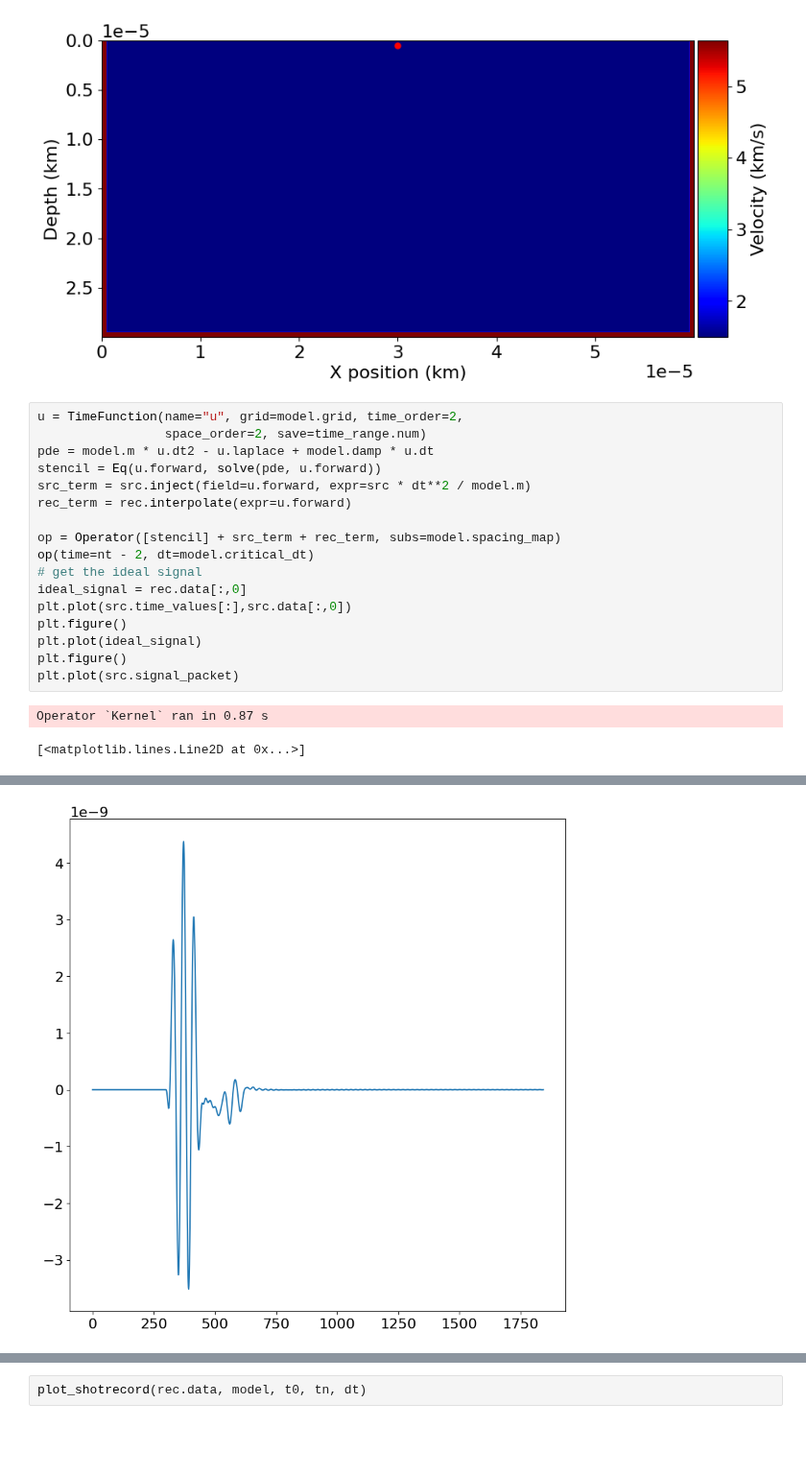
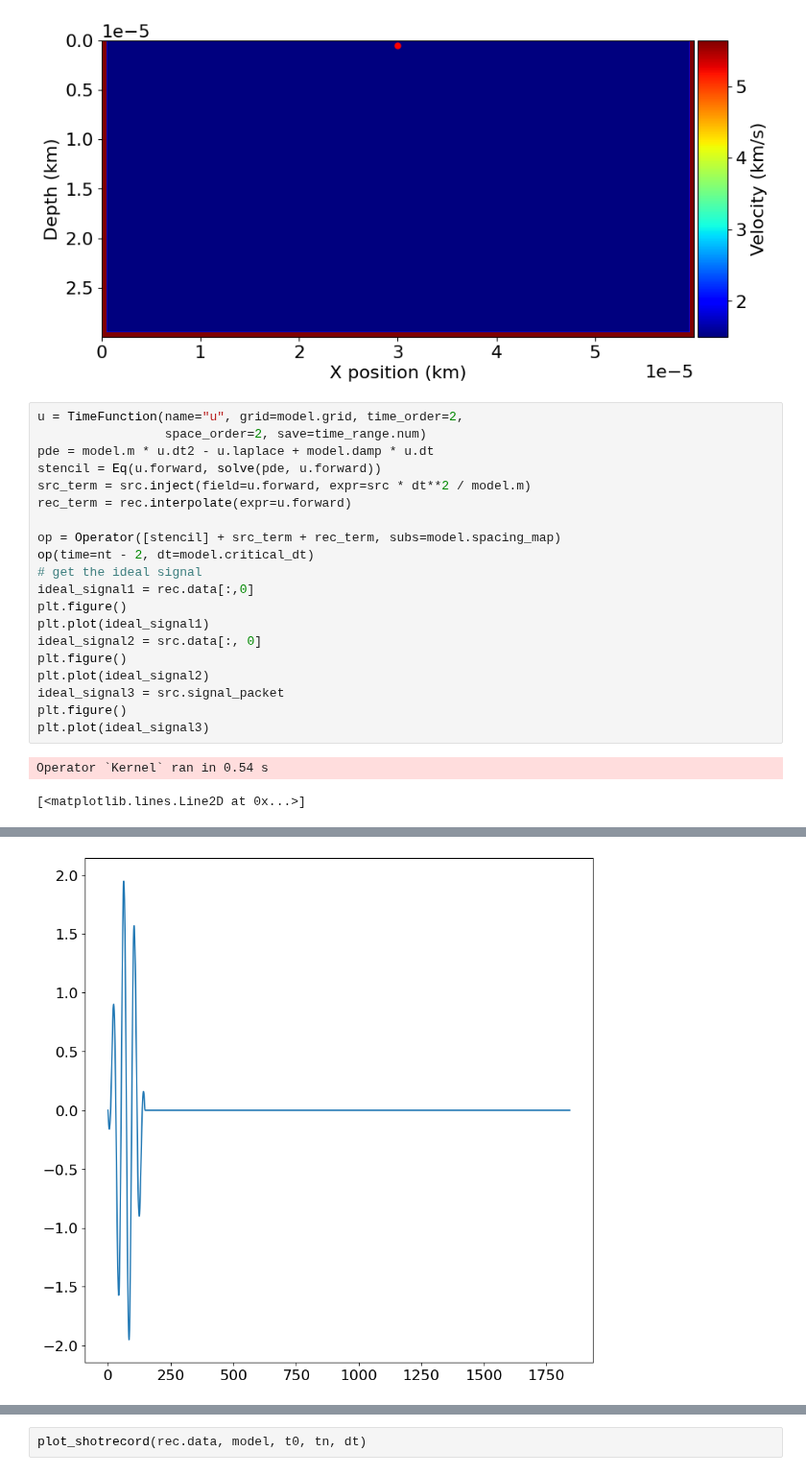
Before and after one commit to bgd54/sonar-FWI, a Jupyter notebook: notebooks/correlate.ipynb, the cells around one changed output, grey strips where cells are left out. Shown at 96% size. Cells and saved outputs as stored; diff of their text form; blank space fills up the shorter version.

```diff
--- a/notebooks/correlate.ipynb
+++ b/notebooks/correlate.ipynb
@@ -116,12 +116,15 @@ rec_term = rec.interpolate(expr=u.forward)
 op = Operator([stencil] + src_term + rec_term, subs=model.spacing_map)
 op(time=nt - 2, dt=model.critical_dt)
 # get the ideal signal
-ideal_signal = rec.data[:,0]
-plt.plot(src.time_values[:],src.data[:,0])
+ideal_signal1 = rec.data[:,0]
 plt.figure()
-plt.plot(ideal_signal)
+plt.plot(ideal_signal1)
+ideal_signal2 = src.data[:, 0]
 plt.figure()
-plt.plot(src.signal_packet)
+plt.plot(ideal_signal2)
+ideal_signal3 = src.signal_packet
+plt.figure()
+plt.plot(ideal_signal3)
 # %% [output]
-Operator `Kernel` ran in 0.87 s
+Operator `Kernel` ran in 0.54 s
 [<matplotlib.lines.Line2D at 0x...>]
@@ -129,4 +132,4 @@ Operator `Kernel` ran in 0.87 s
-[figure, old version]
+[figure, new version]
 [figure]
 # %%
 plot_shotrecord(rec.data, model, t0, tn, dt)
```
Also changed, not shown: parts of 6 cells of this notebook.
